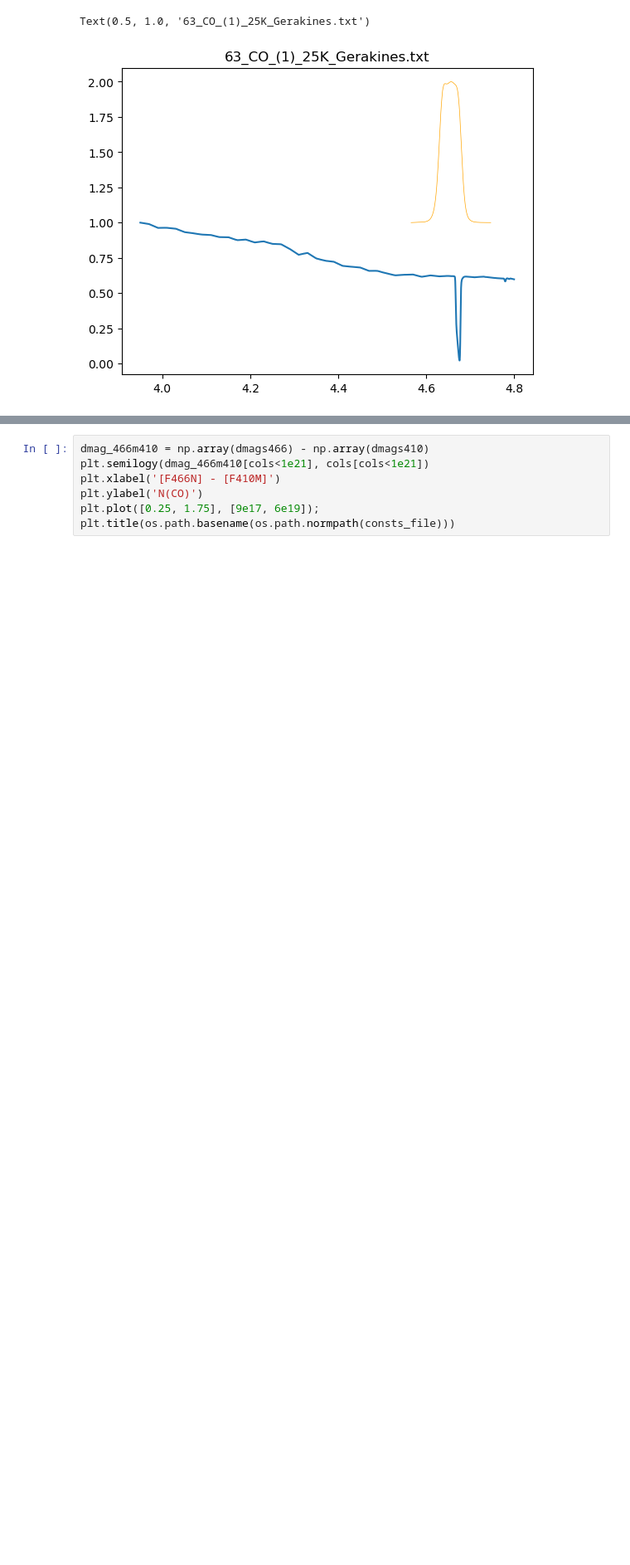
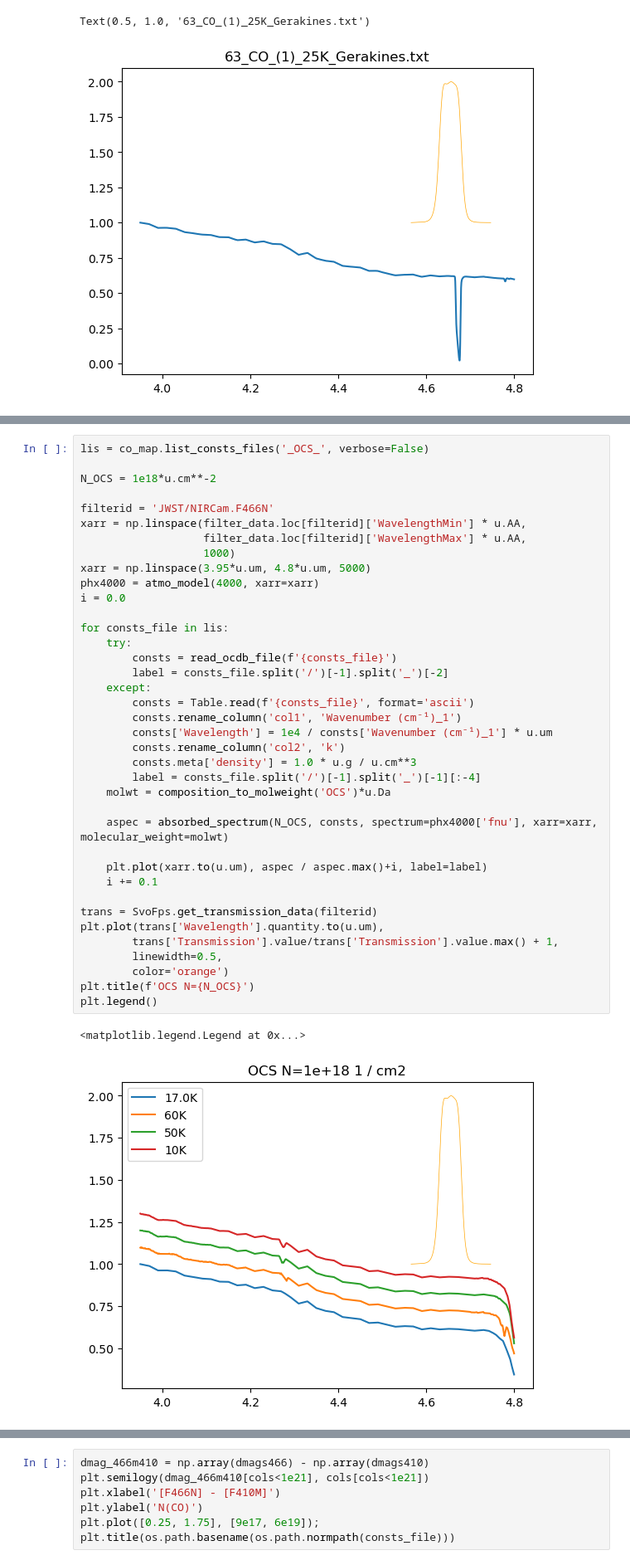
Before and after one commit to SpacialTree/lactea-filament, a Jupyter notebook: lactea-filament/notebooks/filament_other_ices.ipynb, the cells around one changed output, grey strips where cells are left out. Shown: that part at 83% size. Saved outputs shown, nothing was run; the diff lists cells and outputs as text; blank space fills up the shorter version.

```diff
--- a/lactea-filament/notebooks/filament_other_ices.ipynb
+++ b/lactea-filament/notebooks/filament_other_ices.ipynb
@@ -145,0 +205,41 @@ Text(0.5, 1.0, '158_OCN-_1_1172_12.0K.txt')
+# %%
+lis = co_map.list_consts_files('_OCS_', verbose=False)
+
+N_OCS = 1e18*u.cm**-2
+
+filterid = 'JWST/NIRCam.F466N'
+xarr = np.linspace(filter_data.loc[filterid]['WavelengthMin'] * u.AA,
+                   filter_data.loc[filterid]['WavelengthMax'] * u.AA,
+                   1000)
+xarr = np.linspace(3.95*u.um, 4.8*u.um, 5000)
+phx4000 = atmo_model(4000, xarr=xarr)
+i = 0.0
+
+for consts_file in lis:
+    try:
+        consts = read_ocdb_file(f'{consts_file}')
+        label = consts_file.split('/')[-1].split('_')[-2]
+    except:
+        consts = Table.read(f'{consts_file}', format='ascii')
+        consts.rename_column('col1', 'Wavenumber (cm⁻¹)_1')
+        consts['Wavelength'] = 1e4 / consts['Wavenumber (cm⁻¹)_1'] * u.um
+        consts.rename_column('col2', 'k')
+        consts.meta['density'] = 1.0 * u.g / u.cm**3
+        label = consts_file.split('/')[-1].split('_')[-1][:-4]
+    molwt = composition_to_molweight('OCS')*u.Da
+
+    aspec = absorbed_spectrum(N_OCS, consts, spectrum=phx4000['fnu'], xarr=xarr, molecular_weight=molwt)
+
+    plt.plot(xarr.to(u.um), aspec / aspec.max()+i, label=label)
+    i += 0.1
+
+trans = SvoFps.get_transmission_data(filterid)
+plt.plot(trans['Wavelength'].quantity.to(u.um),
+        trans['Transmission'].value/trans['Transmission'].value.max() + 1,
+        linewidth=0.5,
+        color='orange')
+plt.title(f'OCS N={N_OCS}')
+plt.legend()
+# %% [output]
+<matplotlib.legend.Legend at 0x...>
+[figure, added]
```
Also changed, not shown: parts of 5 cells of this notebook.
